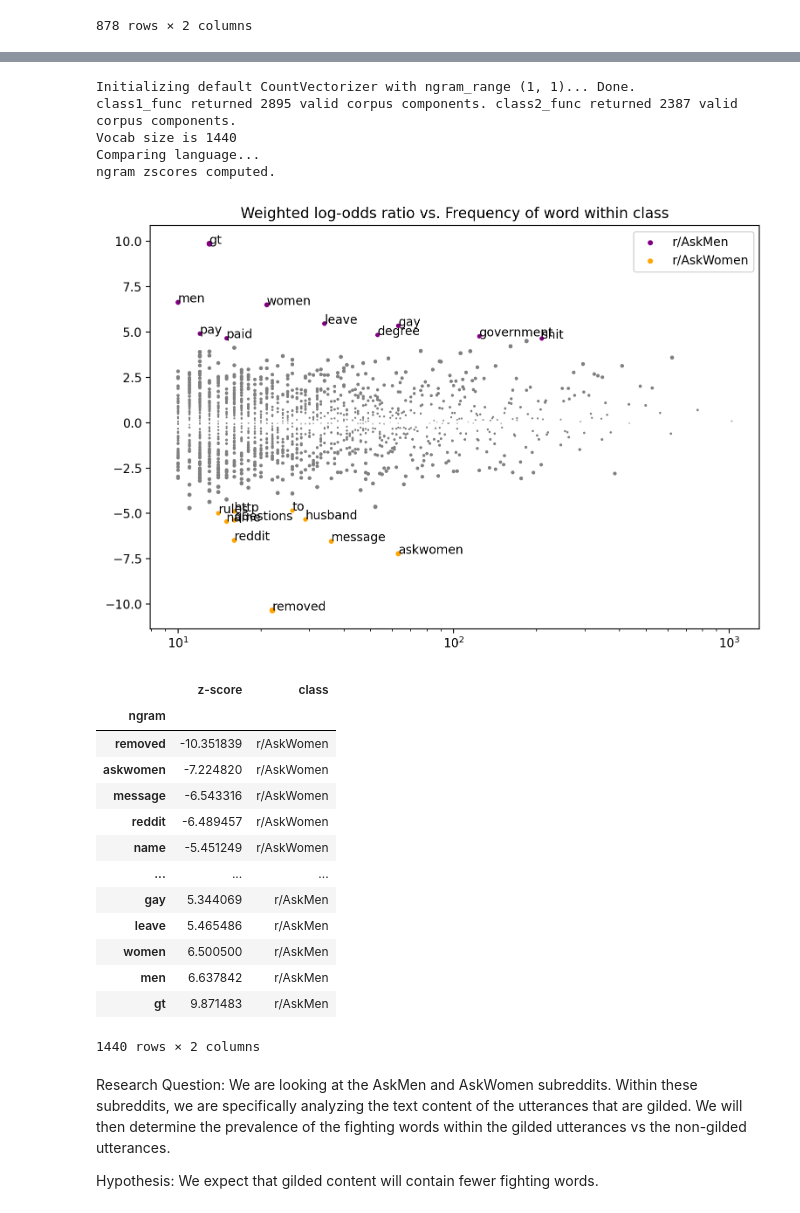
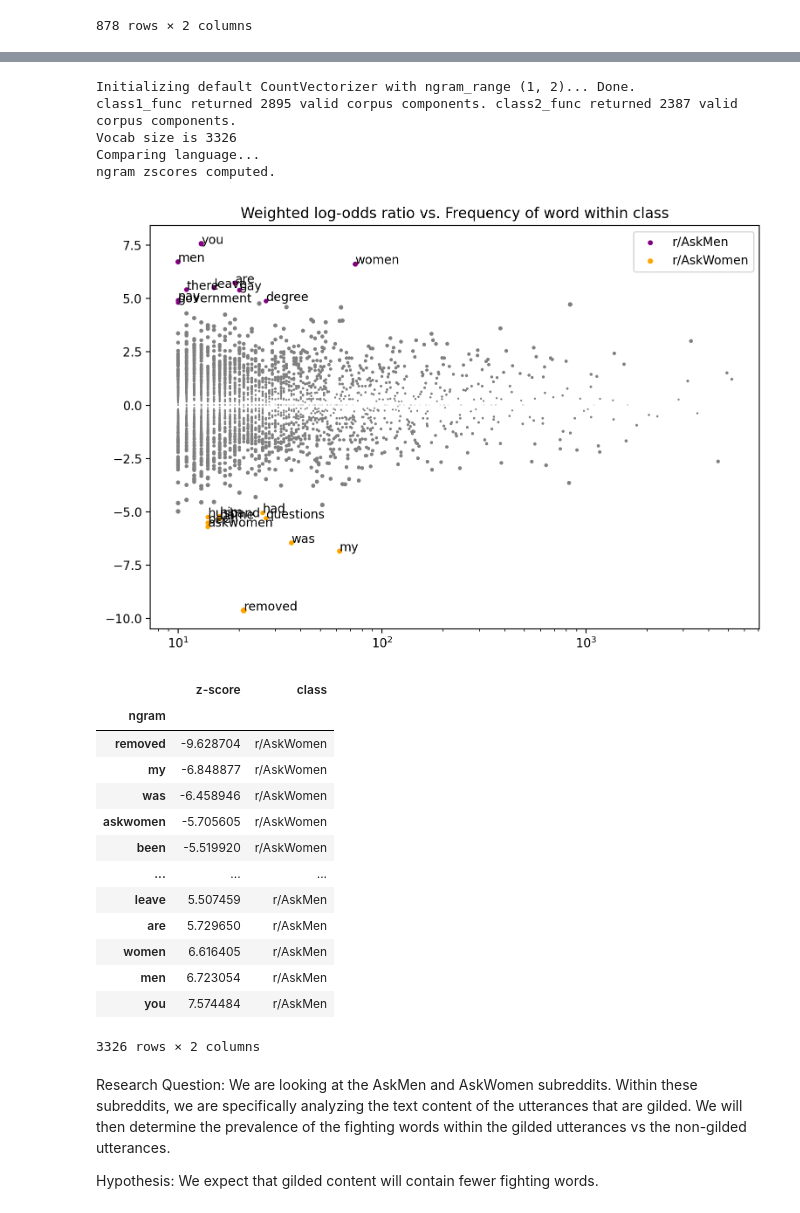
Before and after one commit to mputzer1/HMC-AWeSoMe-Lab-Starter, a Jupyter notebook: AWeSoMe_Lab_Intro.ipynb, the cells around one changed output, grey strips where cells are left out. Cells and saved outputs as stored; diff of their text form; code cells hidden in the pictures.

```diff
--- a/AWeSoMe_Lab_Intro.ipynb
+++ b/AWeSoMe_Lab_Intro.ipynb
@@ -324,37 +277,37 @@ Good ! ! Happy hear guys like exist . actually believe lot women n't date shorte
 # %%
-fw = FightingWords(ngram_range=(1,1))
+fw = FightingWords(ngram_range=(1,2))
 
 
 
 
 fw.fit(reddit_corpus, class1_func=lambda utt: utt.meta['subreddit'] == 'AskMen',
                      class2_func=lambda utt: utt.meta['subreddit'] == 'AskWomen')
 
 df = fw.summarize(reddit_corpus, plot=True, class1_name='r/AskMen', class2_name='r/AskWomen')
 
 
 df
 # %% [output]
-Initializing default CountVectorizer with ngram_range (1, 1)... Done.
+Initializing default CountVectorizer with ngram_range (1, 2)... Done.
 class1_func returned 2895 valid corpus components. class2_func returned 2387 valid corpus components.
-Vocab size is 1440
+Vocab size is 3326
 Comparing language...
 ngram zscores computed.
-[figure, old version]
+[figure, new version]
 |  | z-score | class |
 | ngram |  |  |
-| removed | -10.351839 | r/AskWomen |
-| askwomen | -7.224820 | r/AskWomen |
-| message | -6.543316 | r/AskWomen |
-| reddit | -6.489457 | r/AskWomen |
-| name | -5.451249 | r/AskWomen |
+| removed | -9.628704 | r/AskWomen |
+| my | -6.848877 | r/AskWomen |
+| was | -6.458946 | r/AskWomen |
+| askwomen | -5.705605 | r/AskWomen |
+| been | -5.519920 | r/AskWomen |
 | ... | ... | ... |
-| gay | 5.344069 | r/AskMen |
-| leave | 5.465486 | r/AskMen |
-| women | 6.500500 | r/AskMen |
-| men | 6.637842 | r/AskMen |
-| gt | 9.871483 | r/AskMen |
+| leave | 5.507459 | r/AskMen |
+| are | 5.729650 | r/AskMen |
+| women | 6.616405 | r/AskMen |
+| men | 6.723054 | r/AskMen |
+| you | 7.574484 | r/AskMen |
-1440 rows × 2 columns
+3326 rows × 2 columns
 # %% [markdown]
 
 Research Question: We are looking at the AskMen and AskWomen subreddits. Within these subreddits, we are specifically analyzing the text content of the utterances that are gilded. We will then determine the prevalence of the fighting words within the gilded utterances vs the non-gilded utterances.
```
Also changed, not shown: parts of 14 cells of this notebook.
